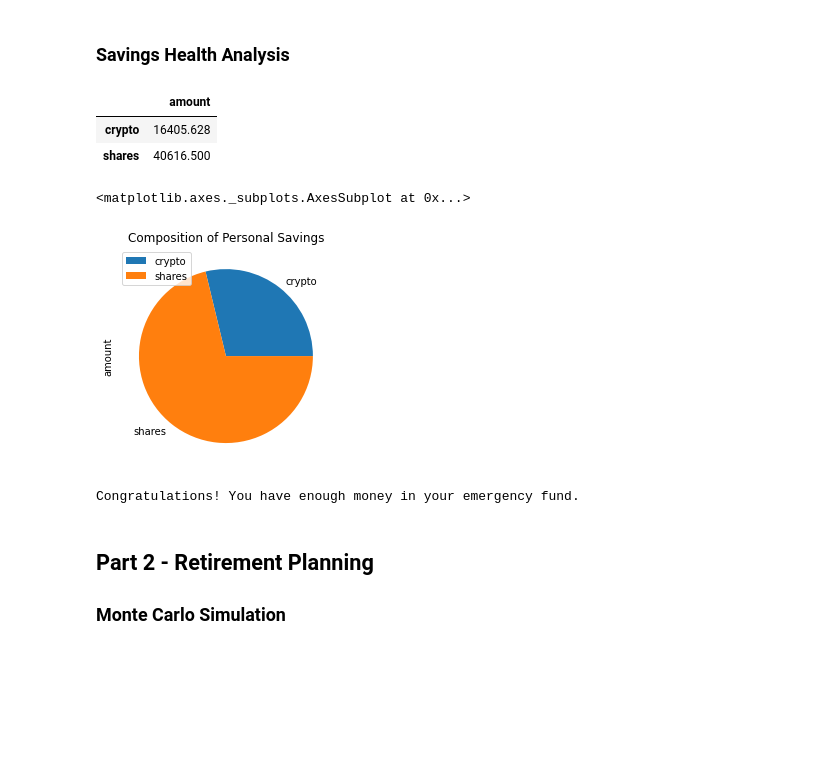
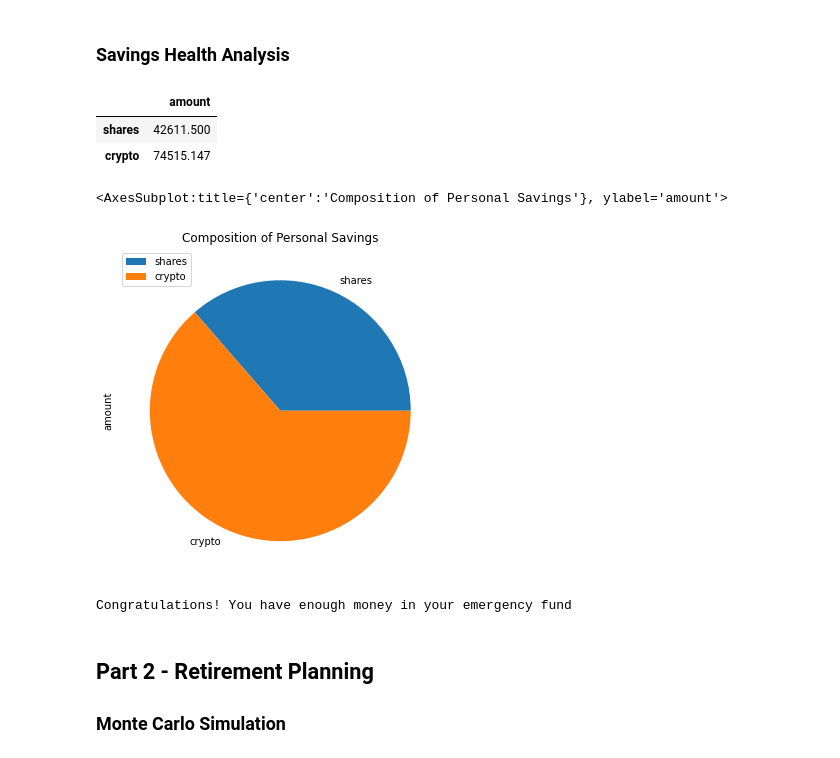
Before and after one commit to JacobJ215/Financial-Planner, a Jupyter notebook: financial-planner.ipynb, the cells around one changed output. Drawn from its saved outputs; the diff is of its cells as text; code cells hidden in the pictures; blank space fills up the shorter version.

```diff
--- a/financial-planner.ipynb
+++ b/financial-planner.ipynb
@@ -138,33 +138,51 @@ The current value of your 200 AGG shares is $22788.00
 # %%
 # Set monthly household income
 # YOUR CODE HERE!
+monthly_income = 1200
 
 # Create savings DataFrame
 # YOUR CODE HERE!
+shares_value = my_agg_value + my_spy_value
+crypto_value = my_btc_value + my_eth_value
+
+my_assets = {
+    "amount": [shares_value, crypto_value]
+}
+assets = ['shares', 'crypto']
+df_savings = pd.DataFrame(my_assets, index=assets)
 
 # Display savings DataFrame
 display(df_savings)
 # %% [output]
 |  | amount |
-| crypto | 16405.628 |
-| shares | 40616.500 |
+| shares | 42611.500 |
+| crypto | 74515.147 |
 # %%
 # Plot savings pie chart
 # YOUR CODE HERE!
+df_savings.plot.pie(y="amount", title="Composition of Personal Savings", figsize=(6,6))
 # %% [output]
-<matplotlib.axes._subplots.AxesSubplot at 0x...>
+<AxesSubplot:title={'center':'Composition of Personal Savings'}, ylabel='amount'>
-[figure, old version]
+[figure, new version]
 # %%
 # Set ideal emergency fund
 emergency_fund = monthly_income * 3
 
 # Calculate total amount of savings
 # YOUR CODE HERE!
+total_savings = shares_value + crypto_value
 
 # Validate saving health
 # YOUR CODE HERE!
+if total_savings > emergency_fund:
+    print("Congratulations! You have enough money in your emergency fund")
+elif total_savings == emergency_fund:
+    print("Congratulations! You have have reached your financial goal!.")
+else:
+    short = emergency_fund -  total_savings
+    print(f"You are ${round(short, 2)} away from reaching your financial goal")
 # %% [output]
-Congratulations! You have enough money in your emergency fund.
+Congratulations! You have enough money in your emergency fund
 # %% [markdown]
 ## Part 2 - Retirement Planning
 
```
Also changed, not shown: parts of 1 cell of this notebook.
